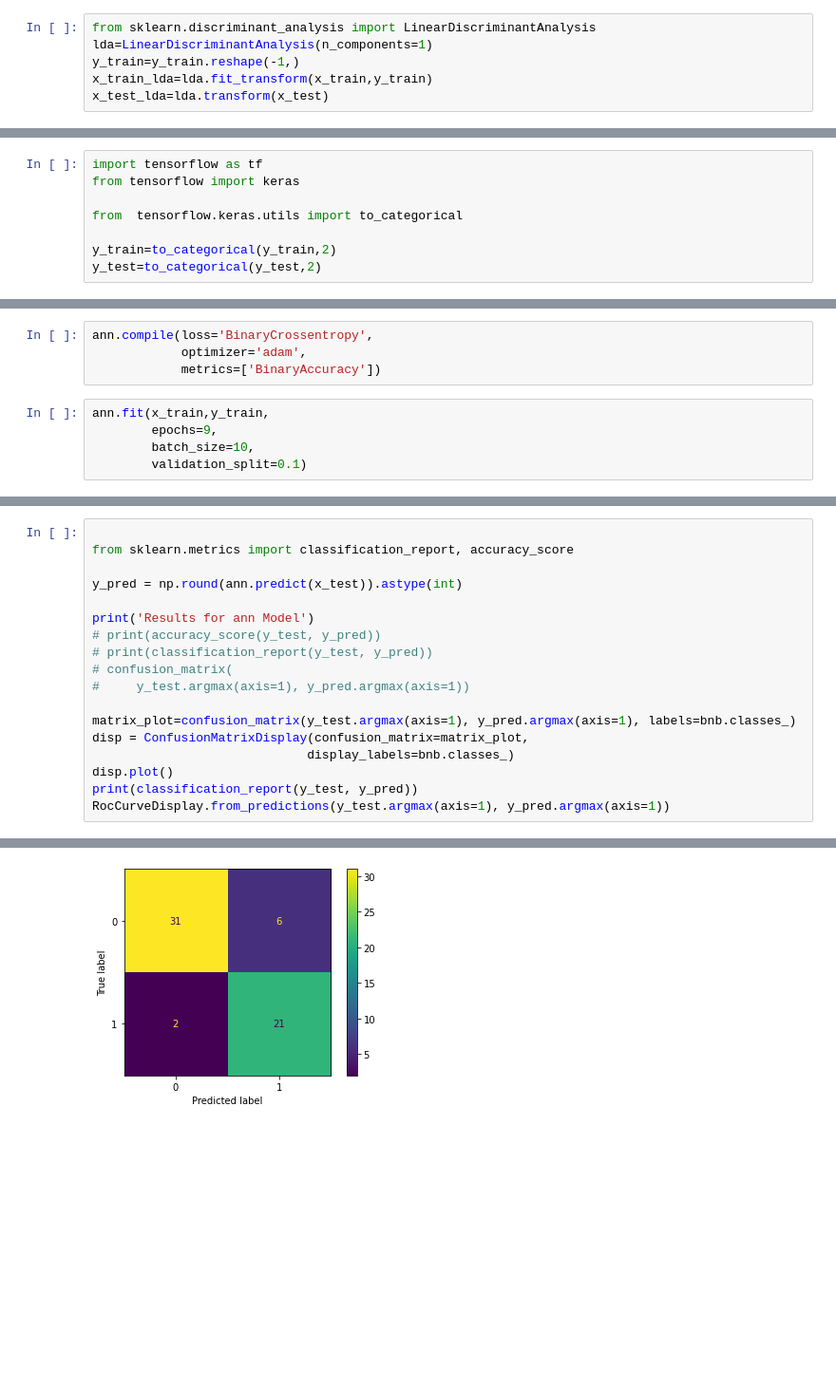
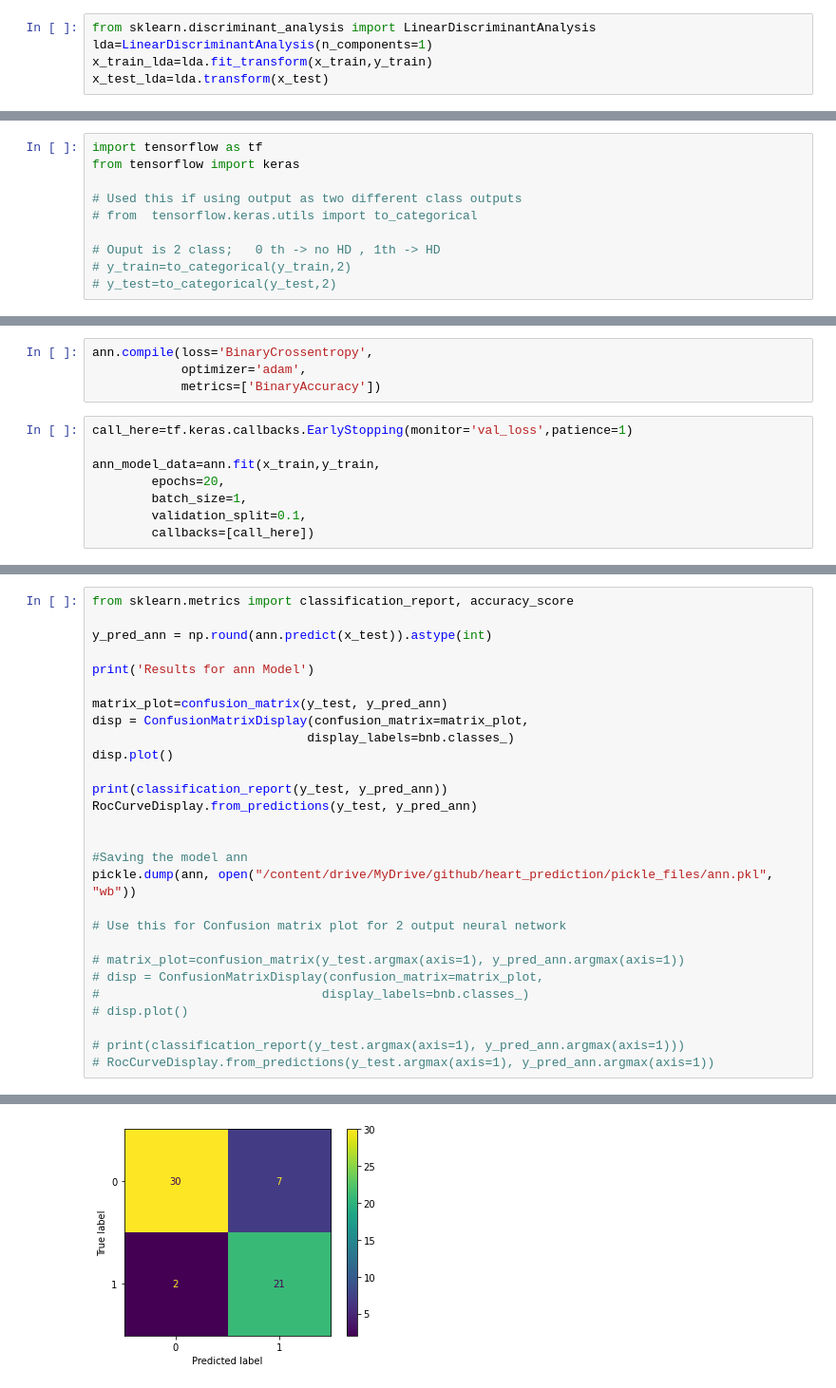
Before and after one commit to balaji-2k1/heart_disease_prediction, a Jupyter notebook: heart_disease_prediction.ipynb, the cells around one changed output, grey strips where cells are left out. Shown at 95% size. Saved outputs shown, nothing was run; the diff lists cells and outputs as text; blank space fills up the shorter version.

Commit message:
changes in ann  & all models performance plotted

```diff
--- a/heart_disease_prediction.ipynb
+++ b/heart_disease_prediction.ipynb
@@ -117,7 +144,6 @@ array([-0.23869421,  0.67663234, -2.28730829, -0.8139852 , -1.14471871,
 # %%
 from sklearn.discriminant_analysis import LinearDiscriminantAnalysis
 lda=LinearDiscriminantAnalysis(n_components=1)
-y_train=y_train.reshape(-1,)
 x_train_lda=lda.fit_transform(x_train,y_train)
 x_test_lda=lda.transform(x_test)
 # %%
@@ -291,7 +436,9 @@ weighted avg       0.89      0.88      0.88        60
 import tensorflow as tf
 from tensorflow import keras
 
-from  tensorflow.keras.utils import to_categorical
+# Used this if using output as two different class outputs
+# from  tensorflow.keras.utils import to_categorical
 
-y_train=to_categorical(y_train,2)
-y_test=to_categorical(y_test,2)
+# Ouput is 2 class;   0 th -> no HD , 1th -> HD
+# y_train=to_categorical(y_train,2)
+# y_test=to_categorical(y_test,2)
@@ -336,8 +484,11 @@ ann.compile(loss='BinaryCrossentropy',
             optimizer='adam',
             metrics=['BinaryAccuracy'])
 # %%
-ann.fit(x_train,y_train,
-        epochs=9,
-        batch_size=10,
-        validation_split=0.1)
+call_here=tf.keras.callbacks.EarlyStopping(monitor='val_loss',patience=1)
+
+ann_model_data=ann.fit(x_train,y_train,
+        epochs=20,
+        batch_size=1,
+        validation_split=0.1,
+        callbacks=[call_here])
 # %% [output]
@@ -363,19 +511,29 @@ Epoch 9/9
 # %%
-
 from sklearn.metrics import classification_report, accuracy_score
 
-y_pred = np.round(ann.predict(x_test)).astype(int)
+y_pred_ann = np.round(ann.predict(x_test)).astype(int)
 
 print('Results for ann Model')
-# print(accuracy_score(y_test, y_pred))
-# print(classification_report(y_test, y_pred))
-# confusion_matrix(
-#     y_test.argmax(axis=1), y_pred.argmax(axis=1))
 
-matrix_plot=confusion_matrix(y_test.argmax(axis=1), y_pred.argmax(axis=1), labels=bnb.classes_)
+matrix_plot=confusion_matrix(y_test, y_pred_ann)
 disp = ConfusionMatrixDisplay(confusion_matrix=matrix_plot,
                              display_labels=bnb.classes_)
 disp.plot()
-print(classification_report(y_test, y_pred))
-RocCurveDisplay.from_predictions(y_test.argmax(axis=1), y_pred.argmax(axis=1))
+
+print(classification_report(y_test, y_pred_ann))
+RocCurveDisplay.from_predictions(y_test, y_pred_ann)
+
+
+#Saving the model ann
+pickle.dump(ann, open("/content/drive/MyDrive/github/heart_prediction/pickle_files/ann.pkl", "wb"))
+
+# Use this for Confusion matrix plot for 2 output neural network
+
+# matrix_plot=confusion_matrix(y_test.argmax(axis=1), y_pred_ann.argmax(axis=1))
+# disp = ConfusionMatrixDisplay(confusion_matrix=matrix_plot,
+#                              display_labels=bnb.classes_)
+# disp.plot()
+
+# print(classification_report(y_test.argmax(axis=1), y_pred_ann.argmax(axis=1)))
+# RocCurveDisplay.from_predictions(y_test.argmax(axis=1), y_pred_ann.argmax(axis=1))
 # %% [output]
@@ -394 +550 @@ weighted avg       0.87      0.87      0.86        60
-[figure, old version]
+[figure, new version]
```
Also changed, not shown: parts of 45 cells of this notebook, 11 other files.
